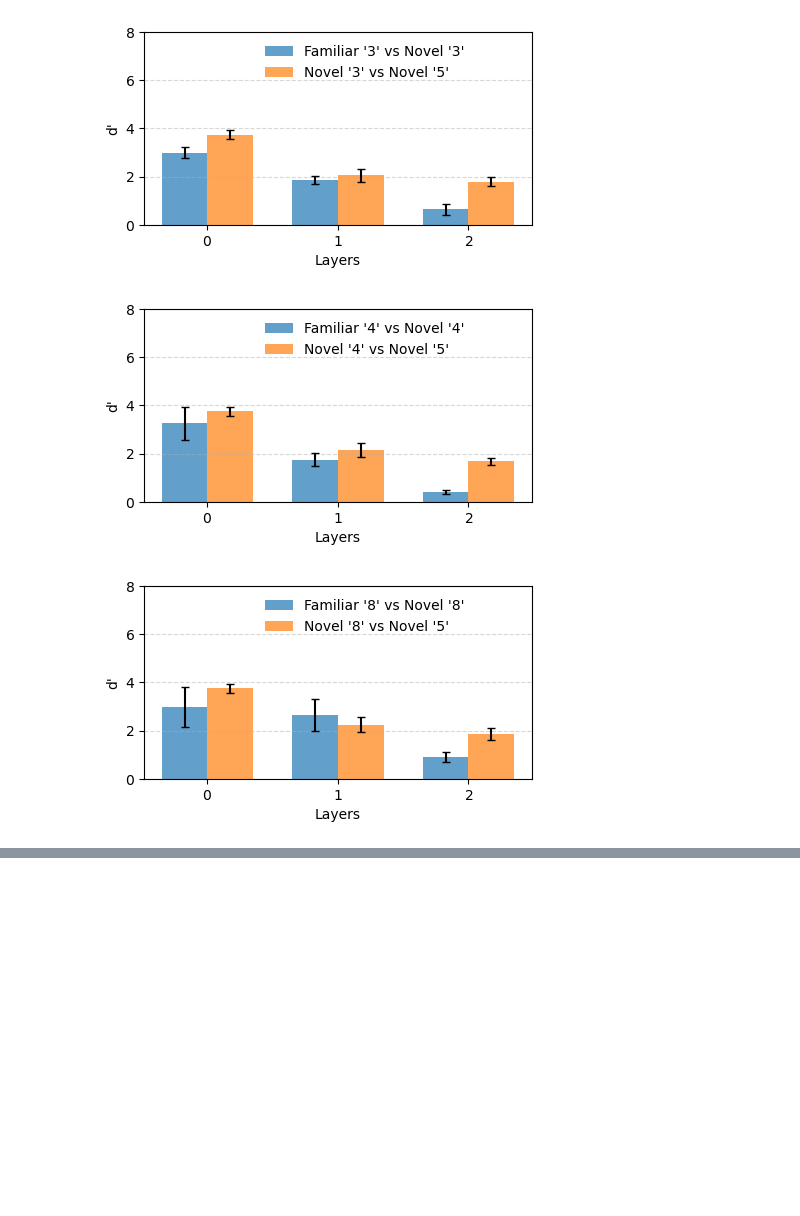
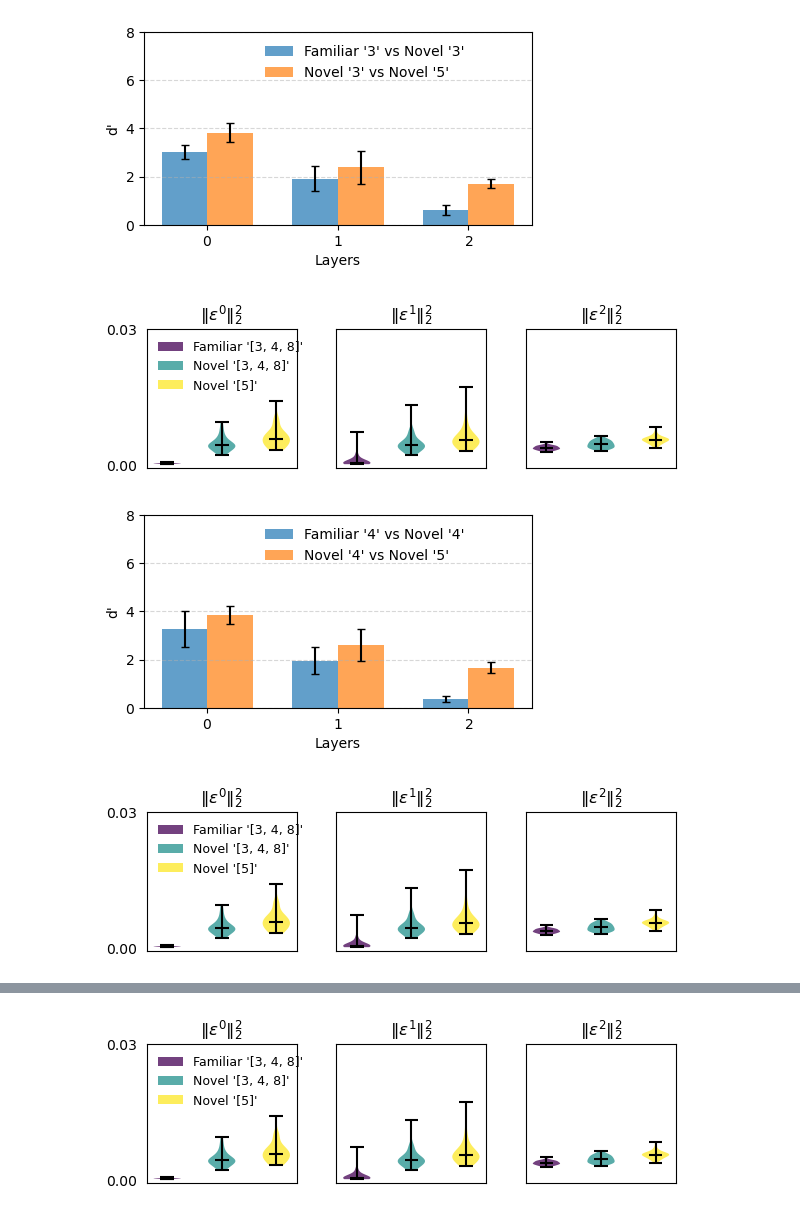
Before and after one commit to ltjed/novelty-detection-pc, a Jupyter notebook: visualization_by_classes.ipynb, the cells around one changed output, grey strips where cells are left out. Saved outputs shown, nothing was run; the diff lists cells and outputs as text; code cells hidden in the pictures; blank space fills up the shorter version.

Commit message:
start to implement violin plots support for multiple base_class digits

```diff
--- a/visualization_by_classes.ipynb
+++ b/visualization_by_classes.ipynb
@@ -27,8 +27,8 @@ if not os.path.exists(save_path):
 separability = np.load(os.path.join(save_path, 'separability.npz'))
 separability_12 = separability['separability_12']
 separability_23 = separability['separability_23']
-print(separability_12.shape, separability_23.shape)
-print(separability_12)
+# print(separability_12.shape, separability_23.shape)
+# print(separability_12)
 
 # x-axis locations for the groups
 layers = np.arange(3)
@@ -36,8 +36,16 @@ layers = np.arange(3)
 # Width of the bars
 bar_width = 0.35
 
+energy = np.load(os.path.join(save_path, 'energy.npz'))
+e_fam = energy['energy_fam']
+e_nov = energy['energy_nov']
+e_test_nov = energy['energy_test_nov']
+print(e_fam.shape)
+print(e_nov.shape)
+e_fam
+
+
 for digit_index, digit in enumerate(base_class):
-
     plt.figure(figsize=(5, 2.5))
     # plt.title(f"d' separability between classes of digits by layers")
     sep_12 = separability_12[digit_index]
@@ -67,4 +75,38 @@ for digit_index, digit in enumerate(base_class):
     plt.legend(loc='upper center', bbox_to_anchor=(0.57, 1), frameon=False)
     plt.savefig(save_path + f'/separability_by_layers_digit={digit}.pdf', bbox_inches='tight')
     plt.show()
+    plt.close()
+
+    fig, ax = plt.subplots(1, 3, figsize=(6, 2), sharey=True)
+    colors = plt.cm.viridis(np.linspace(0, 1, 3))
+    for l in range(3):
+        data = [e_fam[:, 2-l], e_nov[:, 2-l], e_test_nov[:, 2-l]]
+        parts = ax[l].violinplot(data, showmeans=False, showmedians=True)
+        # Coloring each violin plot
+        for i, body in enumerate(parts['bodies']):
+            body.set_facecolor(colors[i])
+            # body.set_edgecolor('black')
+            body.set_alpha(0.75)  # Set transparency
+
+        # Set color for the other components: medians, caps, etc.
+        parts['cmedians'].set_edgecolor('black')  # Set color of medians
+        parts['cmaxes'].set_edgecolor('black')    # Set color of the max caps
+        parts['cmins'].set_edgecolor('black')     # Set color of the min caps
+        parts['cbars'].set_edgecolor('black')
+
+        if l == 0:
+            ax[l].legend([f"Familiar '{base_class}'", f"Novel '{base_class}'", f"Novel '{test_class}'"], loc='upper left', fontsize=9, frameon=False)
+
+        ax[l].set_title(rf'$\Vert \varepsilon^{l} \Vert_2^2$')
+
+        ax[l].set_xticks([])
+        ax[l].yaxis.set_ticks_position('none')
+        ax[l].tick_params(axis='y', labelsize=10)
+
+        # Set y tick labels
+        ax[l].set_yticks([0, 0.03])
+
+    plt.tight_layout()
+    plt.savefig(save_path + '/energy_distribution.pdf', format = 'pdf' , bbox_inches='tight')
+    plt.show()
 # %% [output]
@@ -89,3 +132,4 @@ for digit_index, digit in enumerate(base_class):
-[figure, old version]
+[figure, new version]
-[figure, old version]
+[figure, new version]
-[figure, old version]
+[figure, new version]
+[figure, added]
@@ -91,0 +137 @@ for digit_index, digit in enumerate(base_class):
+[figure, added]
```
Also changed, not shown: parts of 1 cell of this notebook, 2 other files.
